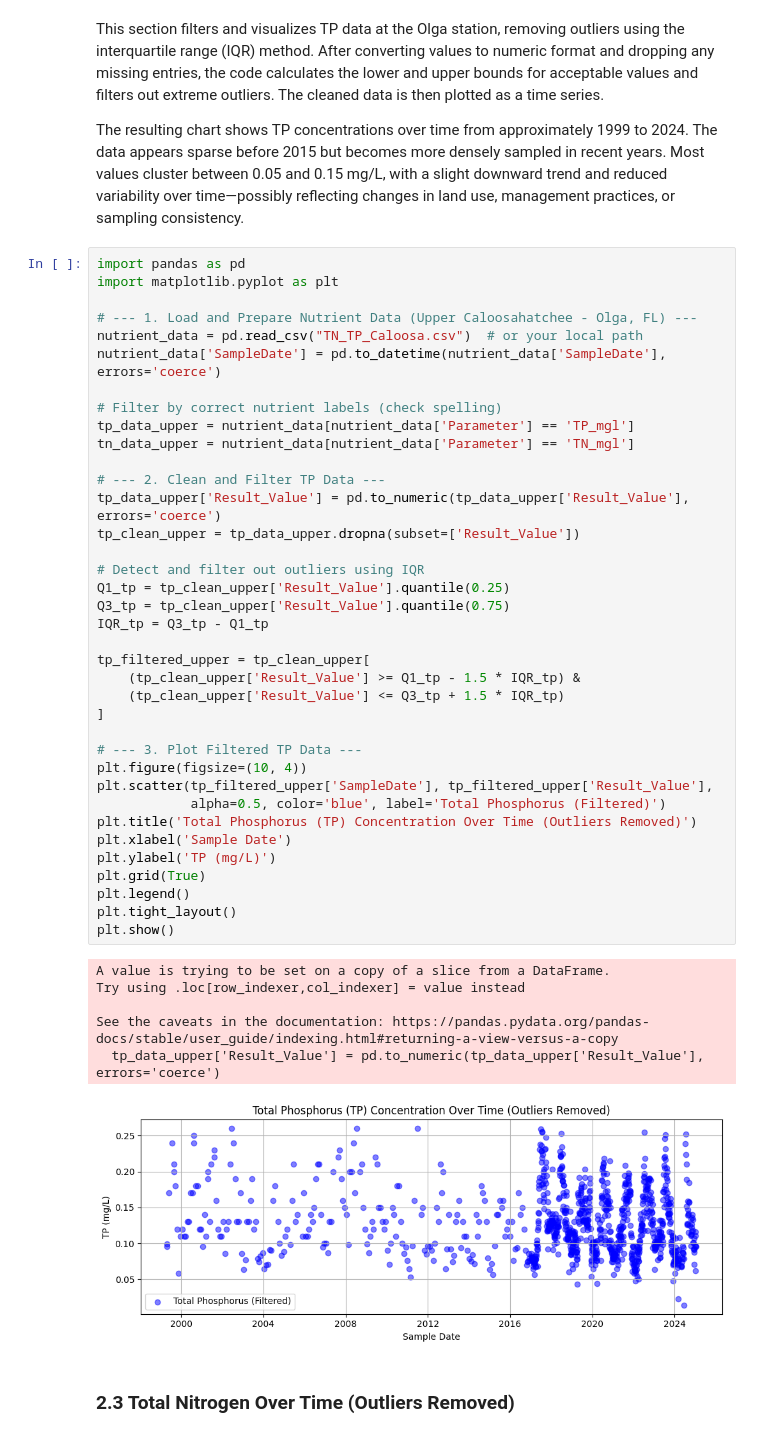
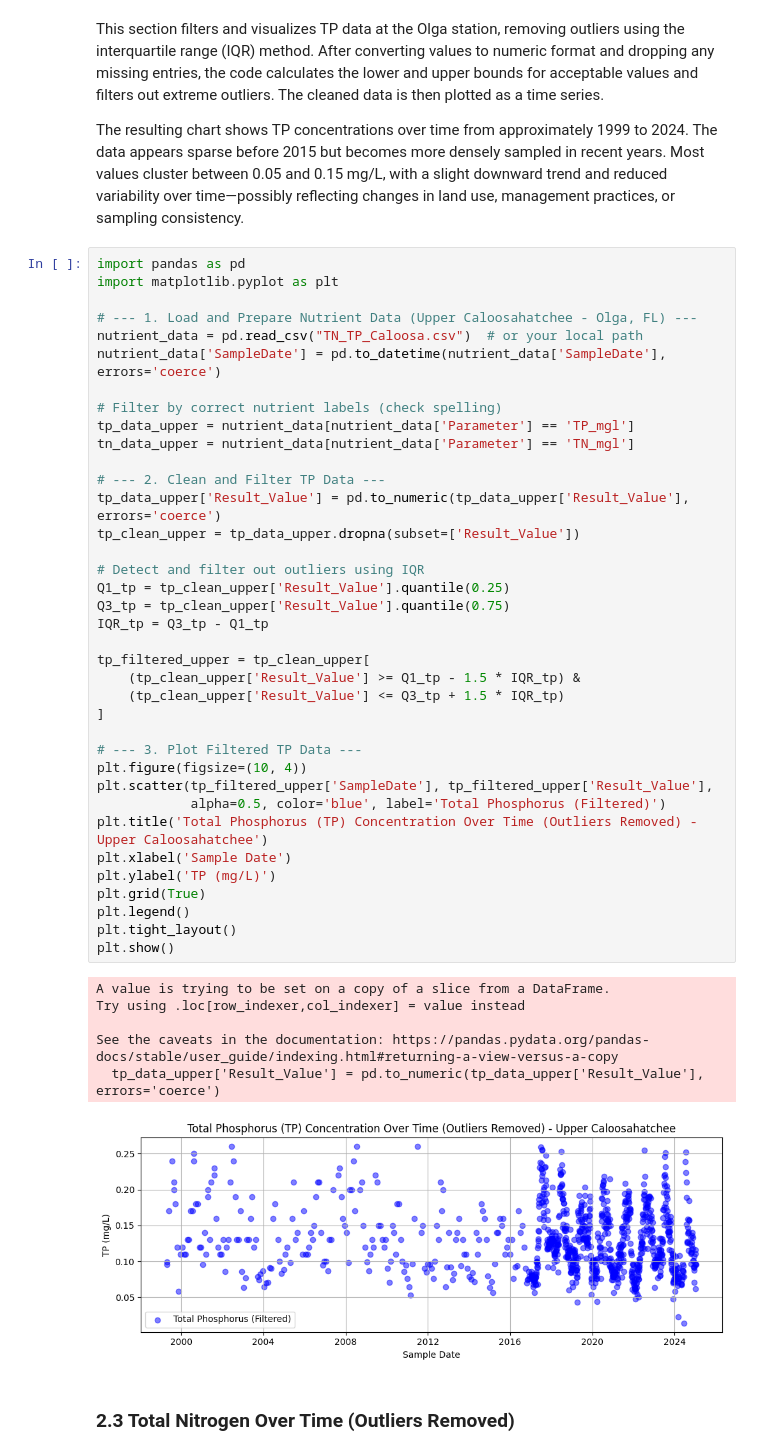
Before and after one commit to mkduus/caloosahatchee-red-tide-analysis, a Jupyter notebook: REMApp_Data_ML.ipynb, the cells around one changed output. Cells and saved outputs as stored; diff of their text form.

```diff
--- a/REMApp_Data_ML.ipynb
+++ b/REMApp_Data_ML.ipynb
@@ -460,35 +460,35 @@ tn_data_upper = nutrient_data[nutrient_data['Parameter'] == 'TN_mgl']
 # --- 2. Clean and Filter TP Data ---
 tp_data_upper['Result_Value'] = pd.to_numeric(tp_data_upper['Result_Value'], errors='coerce')
 tp_clean_upper = tp_data_upper.dropna(subset=['Result_Value'])
 
 # Detect and filter out outliers using IQR
 Q1_tp = tp_clean_upper['Result_Value'].quantile(0.25)
 Q3_tp = tp_clean_upper['Result_Value'].quantile(0.75)
 IQR_tp = Q3_tp - Q1_tp
 
 tp_filtered_upper = tp_clean_upper[
     (tp_clean_upper['Result_Value'] >= Q1_tp - 1.5 * IQR_tp) &
     (tp_clean_upper['Result_Value'] <= Q3_tp + 1.5 * IQR_tp)
 ]
 
 # --- 3. Plot Filtered TP Data ---
 plt.figure(figsize=(10, 4))
 plt.scatter(tp_filtered_upper['SampleDate'], tp_filtered_upper['Result_Value'],
             alpha=0.5, color='blue', label='Total Phosphorus (Filtered)')
-plt.title('Total Phosphorus (TP) Concentration Over Time (Outliers Removed)')
+plt.title('Total Phosphorus (TP) Concentration Over Time (Outliers Removed) - Upper Caloosahatchee')
 plt.xlabel('Sample Date')
 plt.ylabel('TP (mg/L)')
 plt.grid(True)
 plt.legend()
 plt.tight_layout()
 plt.show()
 # %% [output]
 A value is trying to be set on a copy of a slice from a DataFrame.
 Try using .loc[row_indexer,col_indexer] = value instead
 
 See the caveats in the documentation: https://pandas.pydata.org/pandas-docs/stable/user_guide/indexing.html#returning-a-view-versus-a-copy
   tp_data_upper['Result_Value'] = pd.to_numeric(tp_data_upper['Result_Value'], errors='coerce')
-[figure, old version]
+[figure, new version]
 # %% [markdown]
 ### 2.3 Total Nitrogen Over Time (Outliers Removed)
 # %% [markdown]
```
Also changed, not shown: parts of 5 cells of this notebook.
